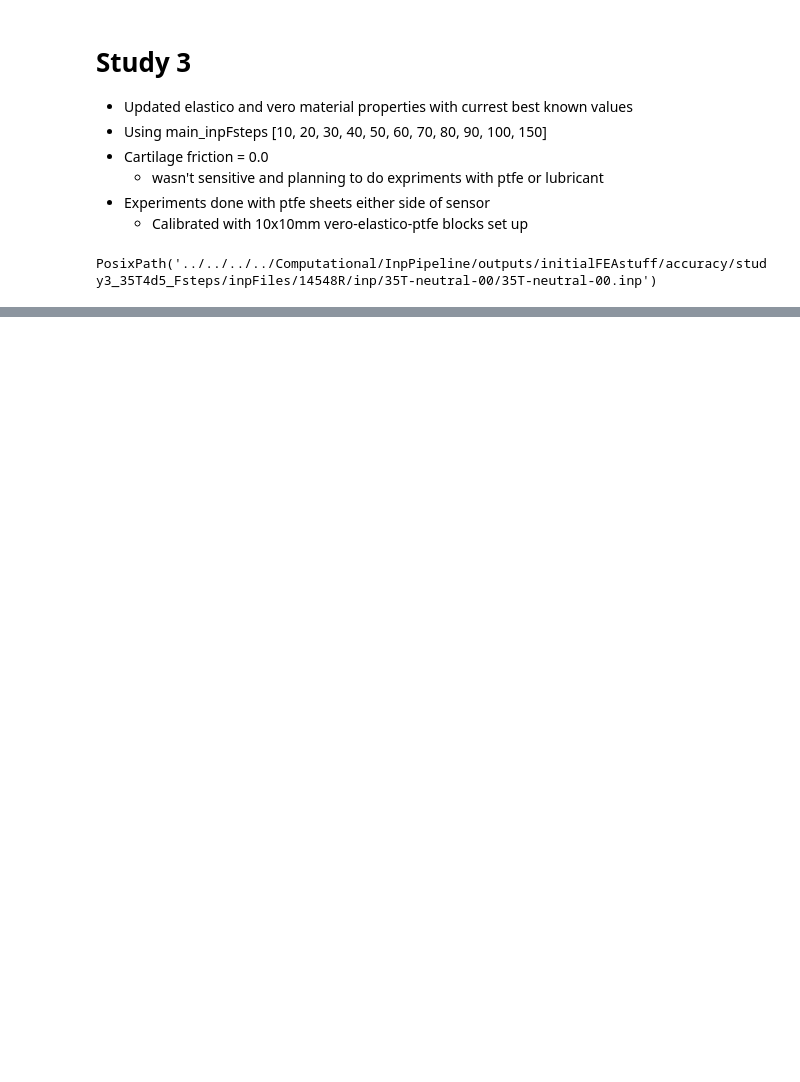
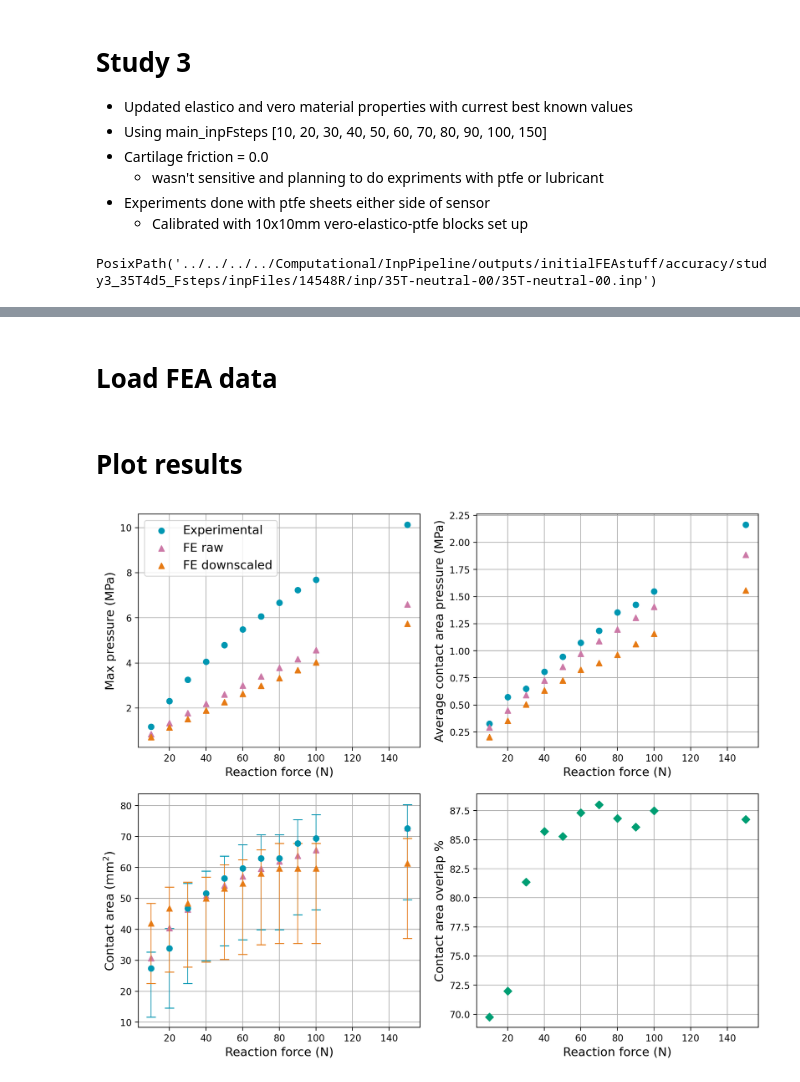
Before and after one commit to MattyOram/phd, a Jupyter notebook: WorkPackages/TMCJ-Contact/notebooks/feaAnalysis/accuracyCheck/14548Rneutral/14548RneutralStudy3.ipynb, the cells around one changed output, grey strips where cells are left out. Cells and saved outputs as stored; diff of their text form; code cells hidden in the pictures; blank space fills up the shorter version.

```diff
--- a/WorkPackages/TMCJ-Contact/notebooks/feaAnalysis/accuracyCheck/14548Rneutral/14548RneutralStudy3.ipynb
+++ b/WorkPackages/TMCJ-Contact/notebooks/feaAnalysis/accuracyCheck/14548Rneutral/14548RneutralStudy3.ipynb
@@ -70,0 +131,10 @@ for inp_file in inp_files:
+# %%
+tek_data_raw = avg_frames(raw_frames, test_ids)
+tek_data = avg_frames(frames, test_ids)
+
+# Filter out very low raw value away from contact region
+mask_raw = 5 # ≤ masked
+tek_data = {f: np.where(tek_data_raw[f] <= mask_raw, 0, c) for f, c in tek_data.items()}
+for F, frame in tek_data.items():
+    print(f'Instron force: {F}')
+    print(f'Tekscan force: {force_per_frame(frame.reshape(1, 11, 11))[0]:.2f}\n')
@@ -70,0 +159,2 @@ for inp_file in inp_files:
+# %% [markdown]
+# Load FEA data
@@ -70,0 +235,68 @@ for inp_file in inp_files:
+# %% [markdown]
+# Plot results
+# %%
+nrows, ncols = 2, 2
+fig, ax = plt.subplots(nrows, ncols, figsize=(ncols*6, nrows*5), dpi=200)
+ax = ax.flatten()
+
+
+fs = 13
+colors = {
+    "tek": "#0097b2",
+         #"#009e73"
+    "FE downscaled": "#e67a14",
+    'FE raw': "#cc79a7"
+         #"#cc79a7"
+         #"#bfb200"
+    }
+markers = {
+    "tek": "o",
+    "FE downscaled": "^",
+    'FE raw': "^"
+}
+
+
+Fs = sorted(tek_data.keys())
+
+for F in Fs:
+    tek_mets = compute_img_metrics(tek_data[F])
+    fea_mets = fea_mets_from_mesh(fea_data[F][bone])
+
+    label_tek = 'Experimental' if F==10 else None
+    label_fea = 'FE raw' if F==10 else None
+    ax[0].scatter(F, tek_mets['P_max'], c=colors['tek'], marker=markers['tek'], label=label_tek, zorder=2)
+    ax[1].scatter(F, tek_mets['P_avg'], c=colors['tek'], marker=markers['tek'], zorder=2)
+    #ax[2].scatter(F, tek_mets['CA'], c=colors['tek'], marker=markers['tek'], zorder=2)
+    ax[2].errorbar(F, tek_mets['CA'], yerr=[[tek_mets['CA_e_low']], [tek_mets['CA_e_high']]] , c=colors['tek'], marker=markers['tek'], capsize=5, elinewidth=0.8)
+
+    ax[0].scatter(F, fea_mets['P_max'], c=colors['FE raw'], marker=markers['FE raw'], label=label_fea, zorder=2)
+    ax[1].scatter(F, fea_mets['P_avg'], c=colors['FE raw'], marker=markers['FE raw'], zorder=2)
+    ax[2].scatter(F, fea_mets['CA'], c=colors['FE raw'], marker=markers['FE raw'], zorder=2)
+
+for F in Fs:
+    fea_mets = compute_img_metrics(fea_grid_data[F])
+    tek_mets = compute_img_metrics(tek_data[F])
+
+    label_fea = 'FE downscaled' if F==10 else None
+    ax[0].scatter(F, fea_mets['P_max'], c=colors['FE downscaled'], marker=markers['FE downscaled'], label=label_fea, zorder=2)
+    ax[1].scatter(F, fea_mets['P_avg'], c=colors['FE downscaled'], marker=markers['FE downscaled'], zorder=2)
+    #ax[2].scatter(F, fea_mets['CA'], c=colors['FE downscaled'], marker=markers['FE downscaled'], zorder=2)
+    ax[2].errorbar(F, fea_mets['CA'], yerr=[[fea_mets['CA_e_low']],[fea_mets['CA_e_high']]],c=colors['FE downscaled'],marker=markers['FE downscaled'],capsize=5,elinewidth=0.8)
+
+
+    ax[3].scatter(F, compute_CA_overlap(fea_grid_data[F], tek_data[F]), c="#009e73", marker="D", label=label_fea, zorder=2)
+
+
+
+ax[0].set_ylabel('Max pressure (MPa)', fontsize=fs)
+ax[1].set_ylabel('Average contact area pressure (MPa)', fontsize=fs)
+ax[2].set_ylabel('Contact area (mm$^2$)', fontsize=fs)
+ax[3].set_ylabel('Contact area overlap %', fontsize=fs)
+for ax_i in ax:
+    ax_i.set_xlabel('Reaction force (N)', fontsize=fs)
+    ax_i.grid()
+ax[0].legend(fontsize=fs)
+#ax[3].legend(fontsize=fs)
+plt.show()
+# %% [output]
+[figure, added]
```
Also changed, not shown: parts of 13 cells of this notebook, 2 other files.
